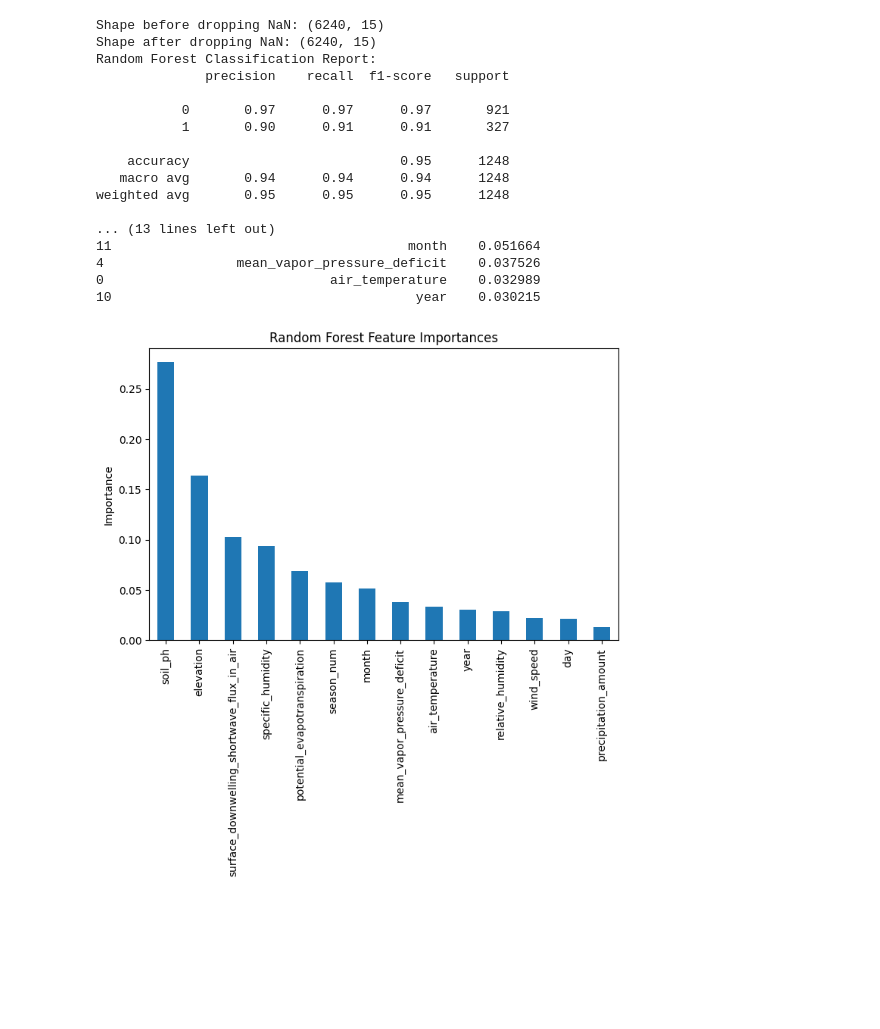
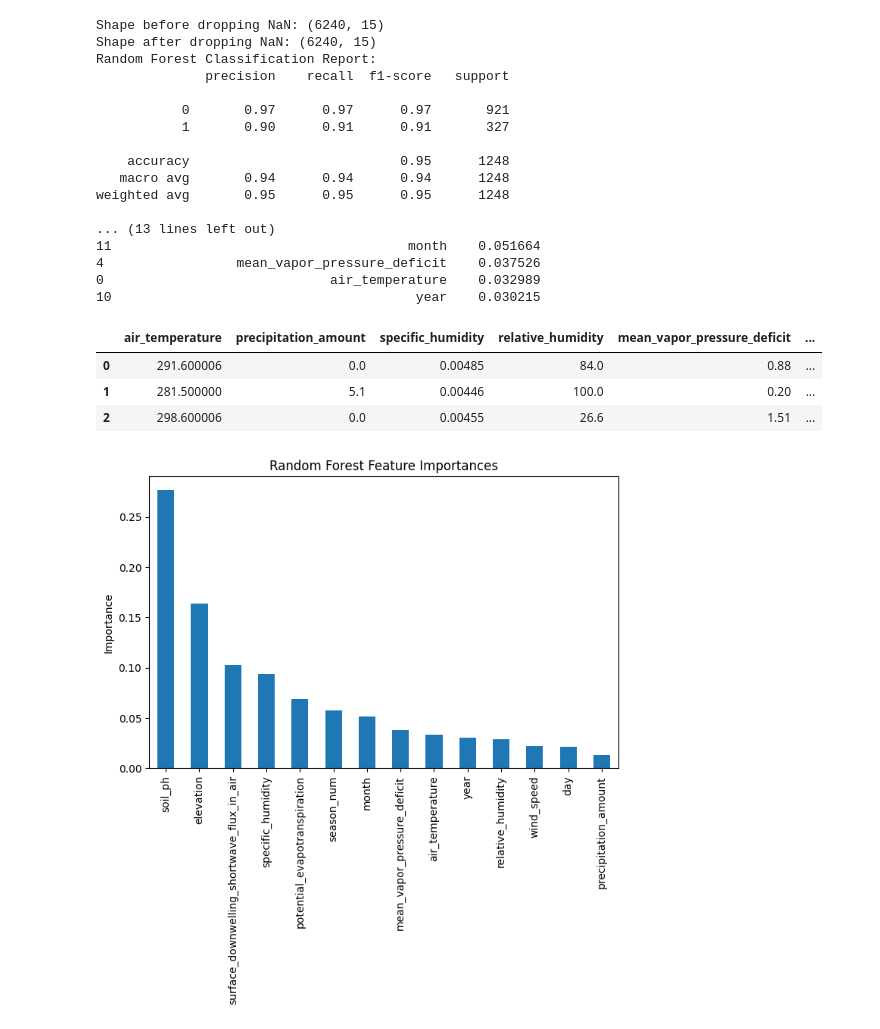
Before and after one commit to BOYSABIO/Huckleberry-Habitat-Suitability-Model, a Jupyter notebook: notebooks/Huckleberry.ipynb, the cells around one changed output. Cells and saved outputs as stored; diff of their text form; code cells hidden in the pictures; blank space fills up the shorter version.

```diff
--- a/notebooks/Huckleberry.ipynb
+++ b/notebooks/Huckleberry.ipynb
@@ -1339,6 +1339,13 @@ weighted avg       0.95      0.95      0.95      1248
 4                 mean_vapor_pressure_deficit    0.037526
 0                             air_temperature    0.032989
 10                                       year    0.030215
+# %%
+HB_1.head(3)
+# %% [output]
+|  | air_temperature | precipitation_amount | specific_humidity | relative_humidity | mean_vapor_pressure_deficit | ... |
+| 0 | 291.600006 | 0.0 | 0.00485 | 84.0 | 0.88 | ... |
+| 1 | 281.500000 | 5.1 | 0.00446 | 100.0 | 0.20 | ... |
+| 2 | 298.600006 | 0.0 | 0.00455 | 26.6 | 1.51 | ... |
 # %%
 import pandas as pd
 import matplotlib.pyplot as plt
```
Also changed, not shown: parts of 6 cells of this notebook, 41 other files.
